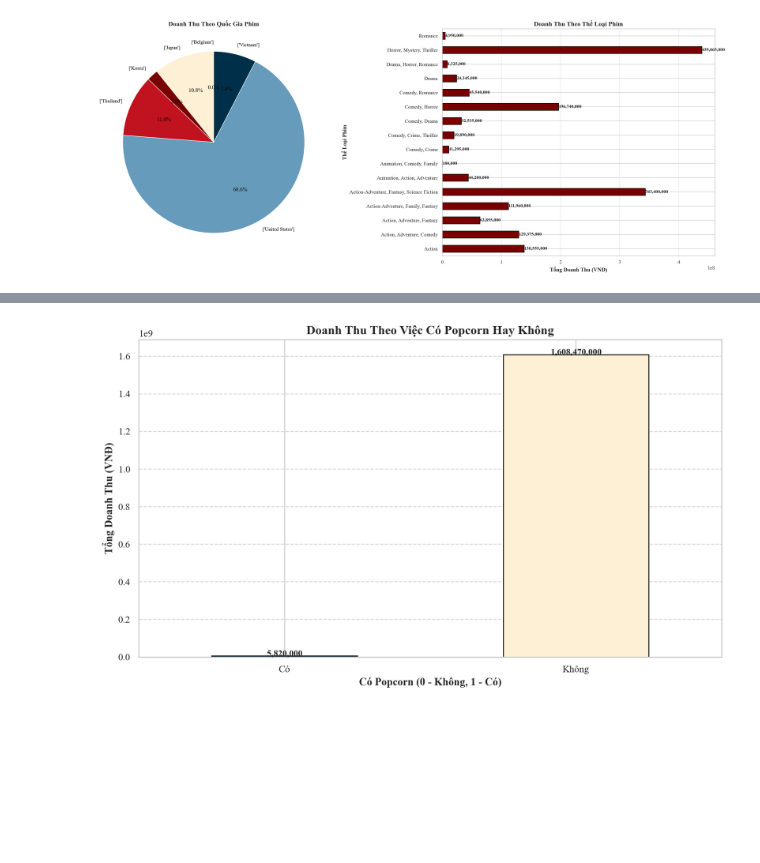
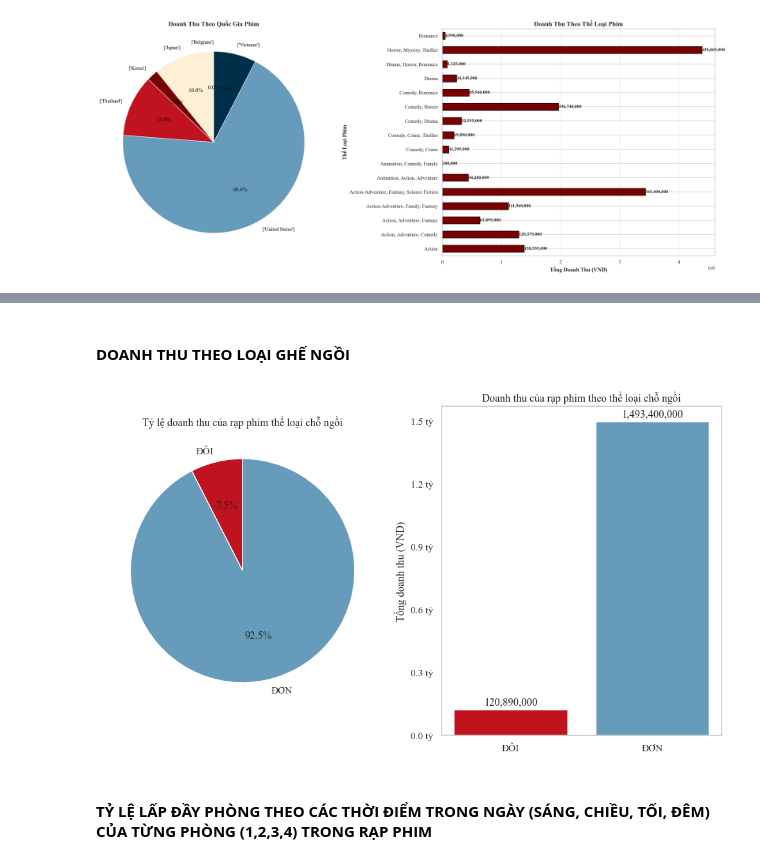
Before and after one commit to Thao1274/Nhom_5_Mid_term_1, a Jupyter notebook: Visualization.ipynb, the cells around one changed output, grey strips where cells are left out. Drawn from its saved outputs; the diff is of its cells as text; code cells hidden in the pictures; blank space fills up the shorter version.

```diff
--- a/Visualization.ipynb
+++ b/Visualization.ipynb
@@ -696,4 +1118,6 @@ plt.show()
 # %%
+import matplotlib.pyplot as plt
+
 # Ánh xạ từ tiếng Anh sang tiếng Việt
 weekday_mapping = {
     'Monday': 'Thứ 2',
@@ -708,18 +1132,21 @@ weekday_mapping = {
 # Ánh xạ lại các giá trị trong cột Weekday
 df_unique['Weekday'] = df_unique['Weekday'].map(weekday_mapping)
 
-# Tạo danh sách các ngày trong tuần theo thứ tự từ Thứ 2 đến Chủ Nhật
+# Tạo danh sách các ngày trong tuần theo thứ tự
 weekdays_order = ['Thứ 2', 'Thứ 3', 'Thứ 4', 'Thứ 5', 'Thứ 6', 'Thứ 7', 'Chủ Nhật']
 
-# Tính tổng doanh thu theo ngày trong tuần (Weekday)
+# Tính tổng doanh thu theo ngày trong tuần
 revenue_by_day = df_unique.groupby('Weekday')['total'].sum()
 
-# Sắp xếp lại theo thứ tự các ngày trong tuần
-revenue_by_day = revenue_by_day[weekdays_order]
+# Sắp xếp lại theo thứ tự các ngày trong tuần và thay NaN bằng 0 nếu thiếu ngày
+revenue_by_day = revenue_by_day.reindex(weekdays_order).fillna(0)
+
+# Tạo danh sách màu sắc: mặc định xanh đậm, riêng Thứ 5 và Chủ Nhật có màu nổi bật
+colors = ['#003049' if day not in ['Thứ 5', 'Chủ Nhật'] else '#780000' for day in weekdays_order]
 
 # Vẽ biểu đồ cột doanh thu theo ngày trong tuần
 plt.figure(figsize=(10, 6))
-plt.bar(revenue_by_day.index, revenue_by_day, color='#003049', edgecolor='black')
+plt.bar(revenue_by_day.index, revenue_by_day, color=colors, edgecolor='black')
 
 # Tiêu đề và thông số
 plt.title('Doanh Thu Theo Các Ngày Trong Tuần', fontsize=14, fontweight='bold')
@@ -728,10 +1155,11 @@ plt.ylabel('Tổng Doanh Thu (VNĐ)', fontsize=12, fontweight='bold')
 plt.xticks(rotation=45, ha='right')
 plt.grid(axis='y', linestyle='--', alpha=0.7)
 
-# Hiển thị giá trị doanh thu lên từng cột
+# Hiển thị giá trị doanh thu trên từng cột
 for i, v in enumerate(revenue_by_day):
     plt.text(i, v + 5000, f'{v:,.0f}', ha='center', fontsize=10, fontweight='bold')
 
+# Hiển thị biểu đồ
 plt.tight_layout()
 plt.show()
 # %% [output]
@@ -888,25 +1383,48 @@ plt.show()
+# %% [markdown]
+#### __DOANH THU THEO LOẠI GHẾ NGỒI__
+# %%
+total_slot_type = df_unique.groupby('slot type')['total'].sum()
 # %%
-# Giả sử cột 'Popcorn' cho biết khách hàng có mua popcorn hay không
-# Tính doanh thu theo việc có popcorn hay không
-revenue_by_popcorn = df_unique.groupby('popcorn')['total'].sum()
+colors = ['#C1121F', '#669BBC']
 
-# Vẽ biểu đồ cột doanh thu theo việc có popcorn hay không
-plt.figure(figsize=(10, 6), dpi=200)
-revenue_by_popcorn.plot(kind='bar', color=['#003049', '#FDF0D5'], edgecolor='black')
+fig, ax = plt.subplots(figsize=(10, 6), ncols=2)
 
-# Tiêu đề và thông số
-plt.title('Doanh Thu Theo Việc Có Popcorn Hay Không', fontsize=14, fontweight='bold')
-plt.xlabel('Có Popcorn (0 - Không, 1 - Có)', fontsize=12, fontweight='bold')
-plt.ylabel('Tổng Doanh Thu (VNĐ)', fontsize=12, fontweight='bold')
-plt.xticks(rotation=0)
-plt.grid(axis='y', linestyle='--', alpha=0.7)
+# Pie chart với custom màu
+ax[0].pie(
+    total_slot_type.values,
+    labels=total_slot_type.index,
+    autopct='%1.1f%%',
+    startangle=90,
+    colors=colors
+)
+ax[0].set_title("Tỷ lệ doanh thu của rạp phim thể loại chỗ ngồi")
 
-# Hiển thị giá trị doanh thu lên từng cột
-for i, v in enumerate(revenue_by_popcorn):
-    plt.text(i, v + 5000, f'{v:,.0f}', ha='center', fontsize=10, fontweight='bold')
+# Bar chart với cùng màu
+total_slot_type_bar = ax[1].bar(
+    total_slot_type.index,
+    total_slot_type.values,
+    color=colors
+)
+ax[1].set_title("Doanh thu của rạp phim theo thể loại chỗ ngồi")
+ax[1].set_ylabel("Tổng doanh thu (VND)")
 
-# Tạo layout đẹp
+# Thiết lập định dạng trục y
+ax[1].yaxis.set_major_locator(ticker.MultipleLocator(300_000_000))
+ax[1].yaxis.set_major_formatter(ticker.FuncFormatter(lambda x, _: f"{x/1e9:.1f} tỷ"))
+
+# Hiển thị số tiền trên cột
+ax[1].bar_label(
+    total_slot_type_bar,
+    labels=[f"{v:,}" for v in total_slot_type.values],
+    padding=3
+)
+
+# Loại bỏ grid
+ax[1].grid(False)
+
 plt.tight_layout()
 plt.show()
 # %% [output]
-[figure, old version]
+[figure, new version]
+# %% [markdown]
+#### __TỶ LỆ LẤP ĐẦY PHÒNG THEO CÁC THỜI ĐIỂM TRONG NGÀY (SÁNG, CHIỀU, TỐI, ĐÊM) CỦA TỪNG PHÒNG (1,2,3,4) TRONG RẠP PHIM__
```
Also changed, not shown: parts of 65 cells of this notebook.
